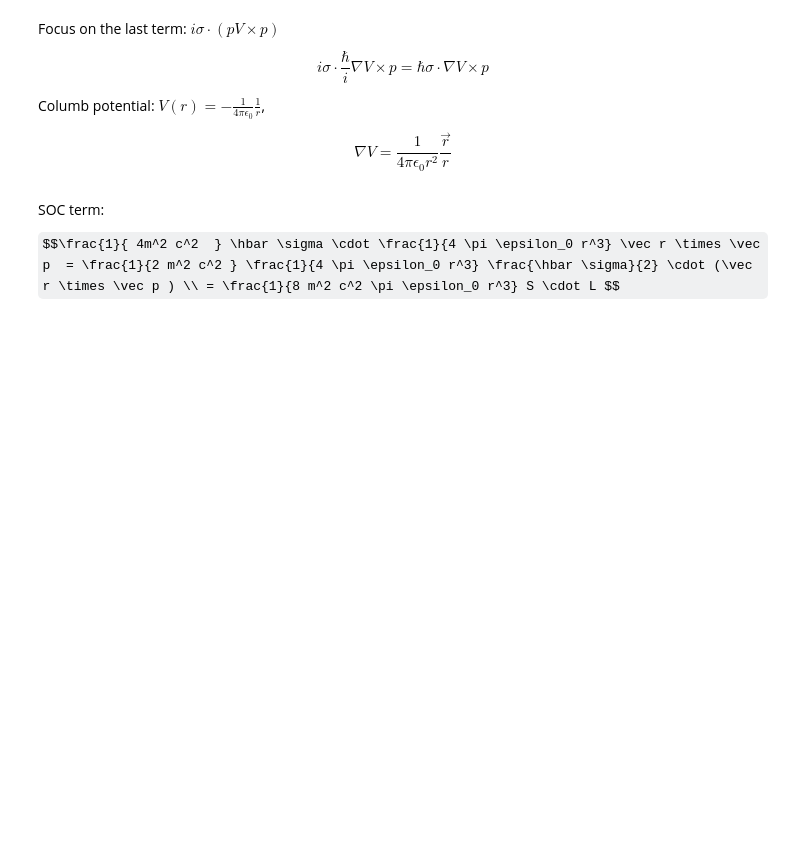
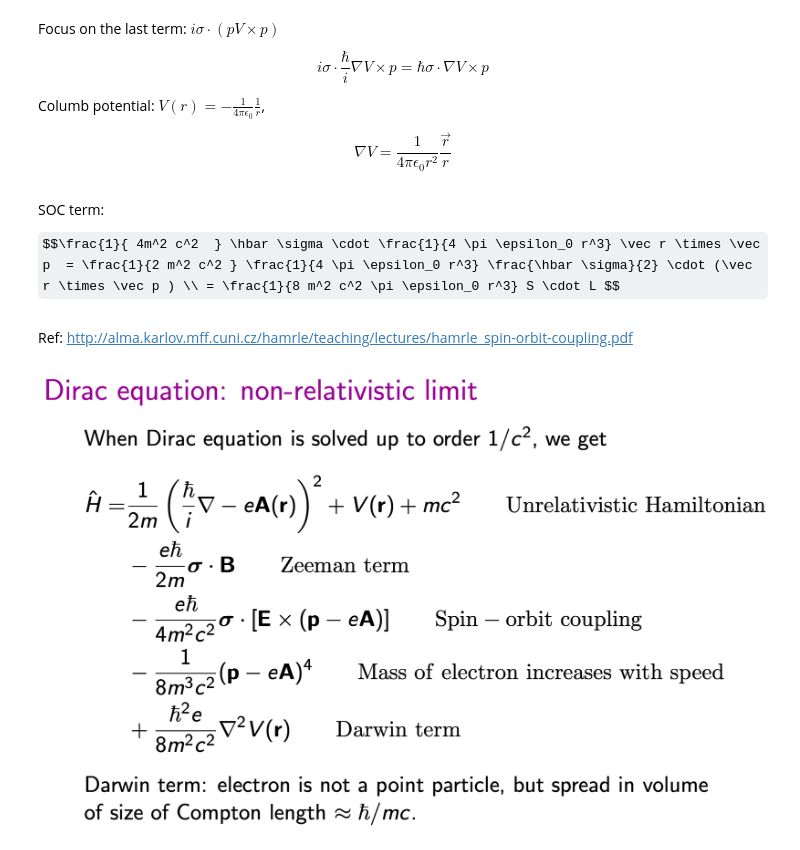
Before and after one commit to jiyanjiang/notebook, a Jupyter notebook: QMII/SOC_from_Dirac_Eq.ipynb, the cells around one changed output. Cells and saved outputs as stored; diff of their text form; code cells hidden in the pictures; some formulas as TeX source; blank space fills up the shorter version.

```diff
--- a/QMII/SOC_from_Dirac_Eq.ipynb
+++ b/QMII/SOC_from_Dirac_Eq.ipynb
@@ -43,3 +43,10 @@ $$\nabla V = \frac{1}{4 \pi \epsilon_0 r^2} \frac{\vec r}{r} $$
 SOC term:
 
 $$\frac{1}{ 4m^2 c^2  } \hbar \sigma \cdot \frac{1}{4 \pi \epsilon_0 r^3} \vec r \times \vec p  = \frac{1}{2 m^2 c^2 } \frac{1}{4 \pi \epsilon_0 r^3} \frac{\hbar \sigma}{2} \cdot (\vec r \times \vec p ) \\ = \frac{1}{8 m^2 c^2 \pi \epsilon_0 r^3} S \cdot L $$
+# %% [markdown]
+Ref: http://alma.karlov.mff.cuni.cz/hamrle/teaching/lectures/hamrle_spin-orbit-coupling.pdf
+# %%
+from IPython.display import Image
+Image(filename='Dirac_Eq_SOC.png')
+# %% [output]
+[figure, added]
```
Also changed, not shown: parts of 1 cell of this notebook.
